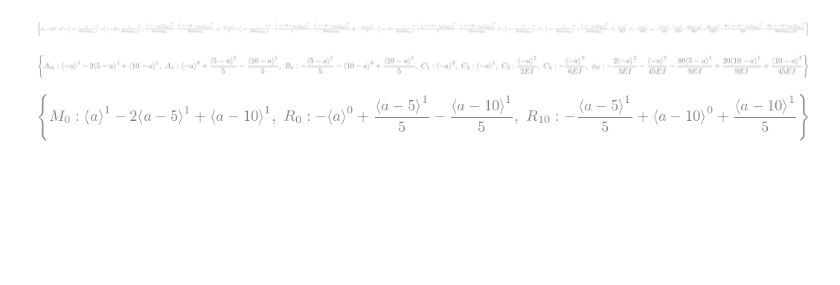
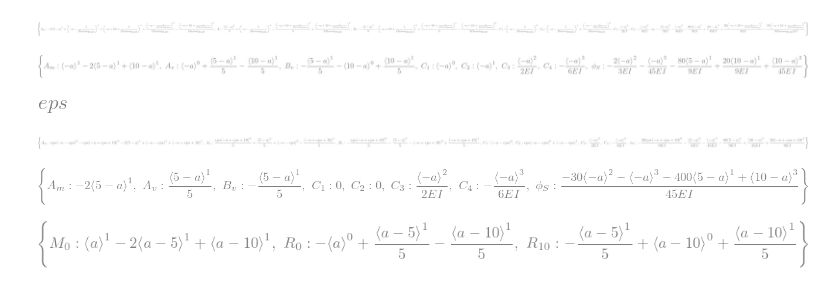
Before and after one commit to Tom-van-Woudenberg/Macaulay-various, a Jupyter notebook: example_julia_2.ipynb, the cells around one changed output. Cells and saved outputs as stored; diff of their text form; code cells hidden in the pictures; blank space fills up the shorter version.

```diff
--- a/example_julia_2.ipynb
+++ b/example_julia_2.ipynb
@@ -51,3 +50,8 @@ display(sol)
 # %% [output]
 [figure]
 [figure]
+# %%
+eps = sym.symbols('eps', positive=True)
+display(eps)
+# %% [output]
+[figure, added]
@@ -54,3 +67,12 @@ display(sol)
+# %%
+sol = sym.solve((Eq1,Eq2,Eq3,Eq4,Eq5,Eq6,Eq7,Eq8),(C_1,C_2,C_3,C_4,A_v,B_v,A_m,phi_S))
+display(sol)
+for key, value in sol.items():
+    sol[key] = sym.limit(value, eps, 0)
+display(sol)
+# %% [output]
+[figure, added]
+[figure, added]
 # %%
 b = Beam(10, E, I)
 M_0, R_0, R_10 = sym.symbols('M_0, R_0, R_10')
```
Also changed, not shown: parts of 3 cells of this notebook.
